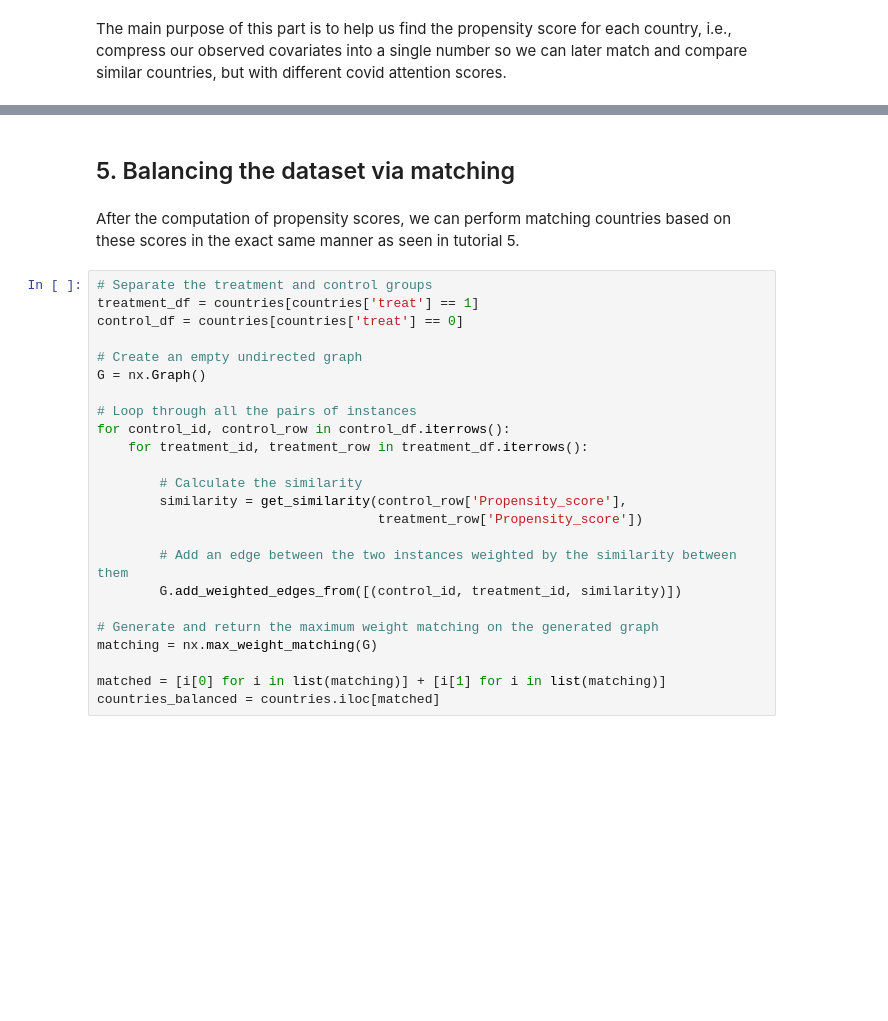
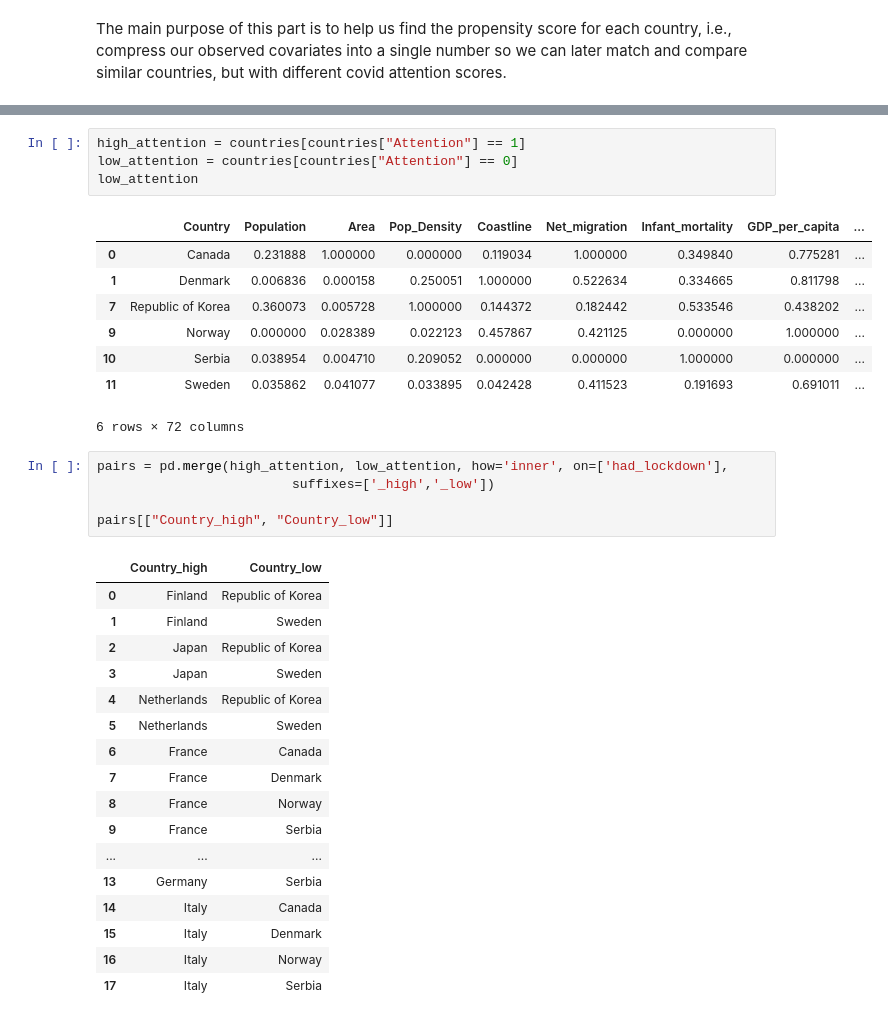
Before and after one commit to RiccardoBrioschi/The-pandemic-through-the-eyes-of-Internet, a Jupyter notebook: RQ3_Effects of attention on covid analysis.ipynb, the cells around one changed output, grey strips where cells are left out. Saved outputs shown, nothing was run; the diff lists cells and outputs as text; blank space fills up the shorter version.

```diff
--- a/RQ3_Effects of attention on covid analysis.ipynb
+++ b/RQ3_Effects of attention on covid analysis.ipynb
@@ -1380,28 +1371,36 @@ countries.iloc[:, :18]
-# %% [markdown]
-## 5. Balancing the dataset via matching
-# %% [markdown]
-After the computation of propensity scores, we can perform matching countries based on these scores in the exact same manner as seen in tutorial 5.
-# %%
-# Separate the treatment and control groups
-treatment_df = countries[countries['treat'] == 1]
-control_df = countries[countries['treat'] == 0]
-
-# Create an empty undirected graph
-G = nx.Graph()
-
-# Loop through all the pairs of instances
-for control_id, control_row in control_df.iterrows():
-    for treatment_id, treatment_row in treatment_df.iterrows():
-
-        # Calculate the similarity
-        similarity = get_similarity(control_row['Propensity_score'],
-                                    treatment_row['Propensity_score'])
-
-        # Add an edge between the two instances weighted by the similarity between them
-        G.add_weighted_edges_from([(control_id, treatment_id, similarity)])
-
-# Generate and return the maximum weight matching on the generated graph
-matching = nx.max_weight_matching(G)
-
-matched = [i[0] for i in list(matching)] + [i[1] for i in list(matching)]
-countries_balanced = countries.iloc[matched]
+# %%
+high_attention = countries[countries["Attention"] == 1]
+low_attention = countries[countries["Attention"] == 0]
+low_attention
+# %% [output]
+|  | Country | Population | Area | Pop_Density | Coastline | Net_migration | Infant_mortality | GDP_per_capita | ... |
+| 0 | Canada | 0.231888 | 1.000000 | 0.000000 | 0.119034 | 1.000000 | 0.349840 | 0.775281 | ... |
+| 1 | Denmark | 0.006836 | 0.000158 | 0.250051 | 1.000000 | 0.522634 | 0.334665 | 0.811798 | ... |
+| 7 | Republic of Korea | 0.360073 | 0.005728 | 1.000000 | 0.144372 | 0.182442 | 0.533546 | 0.438202 | ... |
+| 9 | Norway | 0.000000 | 0.028389 | 0.022123 | 0.457867 | 0.421125 | 0.000000 | 1.000000 | ... |
+| 10 | Serbia | 0.038954 | 0.004710 | 0.209052 | 0.000000 | 0.000000 | 1.000000 | 0.000000 | ... |
+| 11 | Sweden | 0.035862 | 0.041077 | 0.033895 | 0.042428 | 0.411523 | 0.191693 | 0.691011 | ... |
+6 rows × 72 columns
+# %%
+pairs = pd.merge(high_attention, low_attention, how='inner', on=['had_lockdown'],
+                         suffixes=['_high','_low'])
+
+pairs[["Country_high", "Country_low"]]
+# %% [output]
+|  | Country_high | Country_low |
+| 0 | Finland | Republic of Korea |
+| 1 | Finland | Sweden |
+| 2 | Japan | Republic of Korea |
+| 3 | Japan | Sweden |
+| 4 | Netherlands | Republic of Korea |
+| 5 | Netherlands | Sweden |
+| 6 | France | Canada |
+| 7 | France | Denmark |
+| 8 | France | Norway |
+| 9 | France | Serbia |
+| ... | ... | ... |
+| 13 | Germany | Serbia |
+| 14 | Italy | Canada |
+| 15 | Italy | Denmark |
+| 16 | Italy | Norway |
+| 17 | Italy | Serbia |
```
Also changed, not shown: parts of 31 cells of this notebook.
